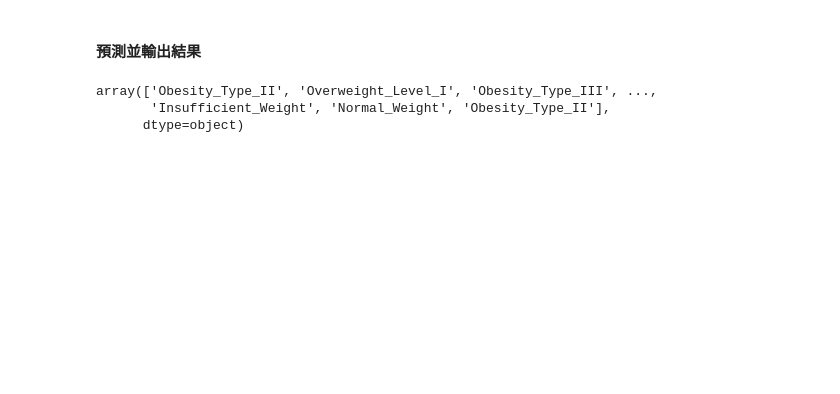
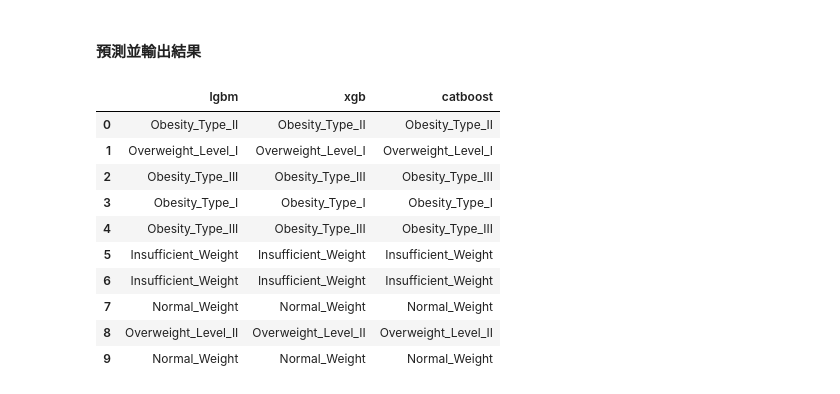
Before and after one commit to ALINYIWEN/Kaggle-Competitions, a Jupyter notebook: Multi-Class Prediction of Obesity Risk.ipynb, the cells around one changed output. Saved outputs shown, nothing was run; the diff lists cells and outputs as text; code cells hidden in the pictures; blank space fills up the shorter version.

```diff
--- a/Multi-Class Prediction of Obesity Risk.ipynb
+++ b/Multi-Class Prediction of Obesity Risk.ipynb
@@ -376,0 +387,22 @@ accuracy_score(y_train_encoded, xgb_y_pred)
+# %%
+# 输出最佳参数组合
+# param_grid = {
+#     'learning_rate': [0.01, 0.1, 1],
+#     'depth': [4, 6, 8, 10]
+# }
+# catboost_classifier = cat.CatBoostClassifier()
+# grid_search = GridSearchCV(estimator = catboost_classifier, param_grid = param_grid, cv = 3, scoring = 'accuracy')
+# grid_search.fit(X_train, y_train)
+
+best_params = {
+    'depth': 10,
+    'learning_rate': 0.01
+}
+
+# training
+catboost_classifier = cat.CatBoostClassifier(**best_params)
+catboost_classifier.fit(X_train, y_train)
+
+# 確認訓練結果
+catboost_y_pred = catboost_classifier.predict(X_train)
+accuracy_score(y_train, catboost_y_pred)
@@ -377,11 +428,13 @@ accuracy_score(y_train_encoded, xgb_y_pred)
 # %% [markdown]
 #### 預測並輸出結果
-# %%
-# 測試集預測
-predictions = xgb_classifier.predict(test)
-predictions = label_encoder.inverse_transform(predictions)
-predictions
-# %% [output]
-array(['Obesity_Type_II', 'Overweight_Level_I', 'Obesity_Type_III', ...,
-       'Insufficient_Weight', 'Normal_Weight', 'Obesity_Type_II'],
-      dtype=object)
+# %%
+# LGBM
+lgbm_predictions = lgbm_classifier.predict(test)
+
+# XGB
+xgb_predictions = xgb_classifier.predict(test)
+xgb_predictions = label_encoder.inverse_transform(xgb_predictions)
+
+# catboost
+catboost_predictions = catboost_classifier.predict(test)
+catboost_predictions = catboost_predictions.flatten()
@@ -388,3 +467,22 @@ array(['Obesity_Type_II', 'Overweight_Level_I', 'Obesity_Type_III', ...,
+# %%
+# 看一下模型預測差異
+predict_result = pd.DataFrame()
+predict_result['lgbm'] = lgbm_predictions
+predict_result['xgb'] = xgb_predictions
+predict_result['catboost'] = catboost_predictions
+predict_result.head(10)
+# %% [output]
+|  | lgbm | xgb | catboost |
+| 0 | Obesity_Type_II | Obesity_Type_II | Obesity_Type_II |
+| 1 | Overweight_Level_I | Overweight_Level_I | Overweight_Level_I |
+| 2 | Obesity_Type_III | Obesity_Type_III | Obesity_Type_III |
+| 3 | Obesity_Type_I | Obesity_Type_I | Obesity_Type_I |
+| 4 | Obesity_Type_III | Obesity_Type_III | Obesity_Type_III |
+| 5 | Insufficient_Weight | Insufficient_Weight | Insufficient_Weight |
+| 6 | Insufficient_Weight | Insufficient_Weight | Insufficient_Weight |
+| 7 | Normal_Weight | Normal_Weight | Normal_Weight |
+| 8 | Overweight_Level_II | Overweight_Level_II | Overweight_Level_II |
+| 9 | Normal_Weight | Normal_Weight | Normal_Weight |
 # %%
 sub = pd.read_csv('./data/Multi-Class Prediction of Obesity Risk/sample_submission.csv')
 submission = pd.DataFrame()
```
Also changed, not shown: parts of 14 cells of this notebook.
